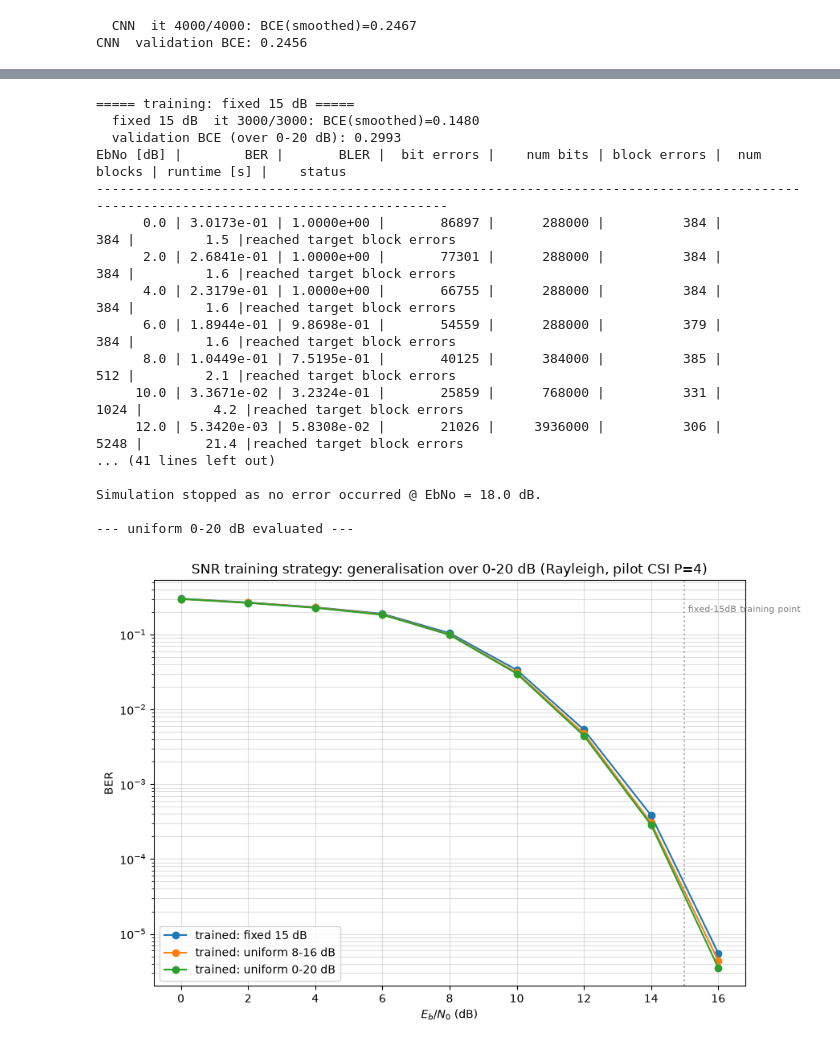
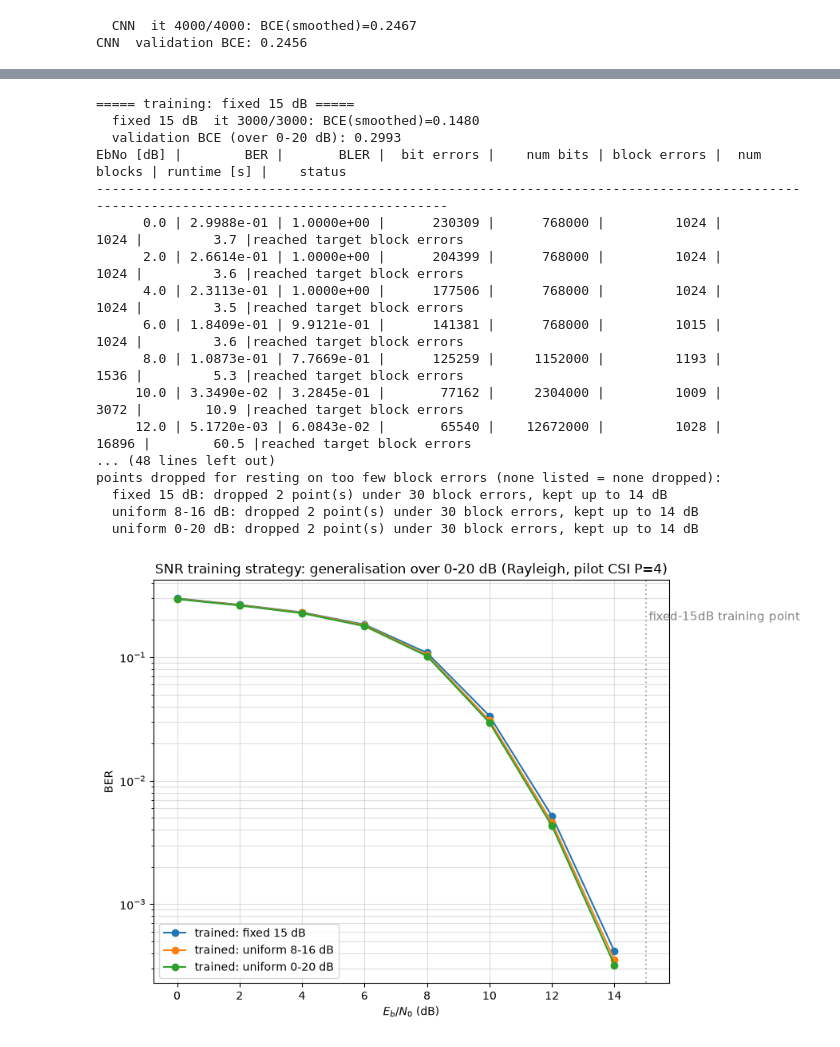
Before and after one commit to MaoYuxingy/AI-Native-Transceiver-Design-for-Next-Generation-Wireless-Networks, a Jupyter notebook: Autoencoder_YuxingMao.ipynb, the cells around one changed output, grey strips where cells are left out. Drawn from its saved outputs; the diff is of its cells as text; code cells hidden in the pictures.

```diff
--- a/Autoencoder_YuxingMao.ipynb
+++ b/Autoencoder_YuxingMao.ipynb
@@ -2278,8 +2892,9 @@ for w in widths:
     me = E2ESystemConventionalTraining(training=False, width=w).to(device)
     load_weights(me, wpath)
     with torch.no_grad():
-        ber, _ = sim_ber(me, eval_ebno, batch_size=128,
-                         num_target_block_errors=300, max_mc_iter=100)
+        ber, _ = sim_ber(me, eval_ebno, batch_size=SWEEP_BATCH,
+                         num_target_block_errors=SWEEP_TARGET_ERRORS,
+                         max_mc_iter=SWEEP_MAX_ITER)
     results[w] = {'bce': final_bce, 'params': n_params, 'ber': ber.cpu().numpy()}
     print(f"  width={w}: params={n_params}, validation BCE={final_bce:.4f}")
 
@@ -2332,25 +2952,26 @@ set_seed(42)
 mu = E2ESystemPilotUncoded(P=4, L=25, training=False, perfect_csi=False).to(device)
 load_weights(mu, 'rayleigh_pilot_weights_P4')
 with torch.no_grad():
-    ber_unc, _ = sim_ber(mu, ebno_wide, batch_size=128,
-                         num_target_block_errors=300, max_mc_iter=100)
+    ber_unc, bler_unc = sim_ber(mu, ebno_wide, batch_size=SWEEP_BATCH,
+                                num_target_block_errors=SWEEP_TARGET_ERRORS,
+                                max_mc_iter=SWEEP_MAX_ITER)
 
 # 2) the full system with LDPC (same weights, same channel)
 set_seed(42)
 mc = E2ESystemPilotCSI(P=4, L=25, training=False, perfect_csi=False).to(device)
 load_weights(mc, 'rayleigh_pilot_weights_P4')
 with torch.no_grad():
-    ber_cod, _ = sim_ber(mc, ebno_wide, batch_size=128,
-                         num_target_block_errors=300, max_mc_iter=100)
+    ber_cod, bler_cod = sim_ber(mc, ebno_wide, batch_size=SWEEP_BATCH,
+                                num_target_block_errors=SWEEP_TARGET_ERRORS,
+                                max_mc_iter=SWEEP_MAX_ITER)
 
 # ============ plot ============
 plt.figure(figsize=(9, 6))
-b = ber_unc.cpu().numpy(); m = b > 0
-plt.semilogy(ebno_wide[m], b[m], 's--', color='C3',
-             label='Uncoded (no LDPC), pilot CSI P=4')
-b = ber_cod.cpu().numpy(); m = b > 0
-plt.semilogy(ebno_wide[m], b[m], 'o-', color='C0',
-             label='With LDPC (rate 0.5), pilot CSI P=4')
+print('points dropped for resting on too few block errors (none listed = none dropped):')
+x, y = drop_unreliable(ebno_wide, ber_unc, bler_unc, label='uncoded')
+plt.semilogy(x, y, 's--', color='C3', label='Uncoded (no LDPC), pilot CSI P=4')
+x, y = drop_unreliable(ebno_wide, ber_cod, bler_cod, label='LDPC-coded')
+plt.semilogy(x, y, 'o-', color='C0', label='With LDPC (rate 0.5), pilot CSI P=4')
 plt.axhspan(1e-3, 1e-2, color='gray', alpha=0.15,
             label='expected range for uncoded transmission')
 plt.xlabel(r'$E_b/N_0$ (dB)')
@@ -2359,7 +2980,7 @@ plt.grid(which='both', alpha=0.4)
 plt.legend()
 plt.title('Where does 1e-5 come from? Coding gain of LDPC (Rayleigh, estimated CSI)')
 plt.tight_layout()
-plt.savefig('ber_coded_vs_uncoded.png', dpi=150)
+plt.savefig('ber_coded_vs_uncoded.png', dpi=200)
 plt.show()
 # %% [output]
 EbNo [dB] |        BER |       BLER |  bit errors |    num bits | block errors |  num blocks | runtime [s] |    status
@@ -2409,6 +3034,7 @@ strategies = {
 }
 ebno_eval = np.arange(0.0, 20.1, 2.0)
 BER_snr = {}
+BLER_snr = {}
 
 for name, (lo, hi) in strategies.items():
     print(f"===== training: {name} =====")
@@ -2417,52 +3043,55 @@ for name, (lo, hi) in strategies.items():
     load_weights(mt, model_weights_path_conventional_training)   # warm-start from AWGN
     train(mt, rayleigh_training_iterations, lo, hi, log_every=1500, label=f'{name}  ')
     wpath = 'snrstrat_' + name.replace(' ', '_').replace('-', '_')
     save_weights(mt, wpath)
     print(f"  validation BCE (over 0-20 dB): {eval_bce(mt, 0.0, 20.0):.4f}")
 
     set_seed(42)
     me = E2ESystemPilotCSI(P=4, L=25, training=False, perfect_csi=False).to(device)
     load_weights(me, wpath)
     with torch.no_grad():
-        ber, _ = sim_ber(me, ebno_eval, batch_size=128,
-                         num_target_block_errors=300, max_mc_iter=100)
+        ber, bler = sim_ber(me, ebno_eval, batch_size=SWEEP_BATCH,
+                            num_target_block_errors=SWEEP_TARGET_ERRORS,
+                            max_mc_iter=SWEEP_MAX_ITER)
     BER_snr[name] = ber.cpu().numpy()
+    BLER_snr[name] = bler.cpu().numpy()
     print(f"--- {name} evaluated ---")
 
 # ============ plot ============
 plt.figure(figsize=(9, 6))
+print('points dropped for resting on too few block errors (none listed = none dropped):')
 for name, ber in BER_snr.items():
-    ber = np.asarray(ber); m = ber > 0
-    plt.semilogy(ebno_eval[m], ber[m], marker='o', label=f'trained: {name}')
+    x, y = drop_unreliable(ebno_eval, ber, BLER_snr[name], label=name)
+    plt.semilogy(x, y, marker='o', label=f'trained: {name}')
 plt.axvline(15.0, color='gray', ls=':', alpha=0.6)
-plt.text(15.1, 2e-1, 'fixed-15dB training point', fontsize=8, color='gray')
+plt.text(15.1, 2e-1, 'fixed-15dB training point', fontsize=11, color='gray')
 plt.xlabel(r'$E_b/N_0$ (dB)')
 plt.ylabel('BER')
 plt.grid(which='both', alpha=0.4)
 plt.legend()
 plt.title('SNR training strategy: generalisation over 0-20 dB (Rayleigh, pilot CSI P=4)')
 plt.tight_layout()
-plt.savefig('ber_snr_strategy.png', dpi=150)
+plt.savefig('ber_snr_strategy.png', dpi=200)
 plt.show()
 # %% [output]
 ===== training: fixed 15 dB =====
   fixed 15 dB  it 3000/3000: BCE(smoothed)=0.1480
   validation BCE (over 0-20 dB): 0.2993
 EbNo [dB] |        BER |       BLER |  bit errors |    num bits | block errors |  num blocks | runtime [s] |    status
 ---------------------------------------------------------------------------------------------------------------------------------------
-      0.0 | 3.0173e-01 | 1.0000e+00 |       86897 |      288000 |          384 |         384 |         1.5 |reached target block errors
-      2.0 | 2.6841e-01 | 1.0000e+00 |       77301 |      288000 |          384 |         384 |         1.6 |reached target block errors
-      4.0 | 2.3179e-01 | 1.0000e+00 |       66755 |      288000 |          384 |         384 |         1.6 |reached target block errors
-      6.0 | 1.8944e-01 | 9.8698e-01 |       54559 |      288000 |          379 |         384 |         1.6 |reached target block errors
-      8.0 | 1.0449e-01 | 7.5195e-01 |       40125 |      384000 |          385 |         512 |         2.1 |reached target block errors
-     10.0 | 3.3671e-02 | 3.2324e-01 |       25859 |      768000 |          331 |        1024 |         4.2 |reached target block errors
-     12.0 | 5.3420e-03 | 5.8308e-02 |       21026 |     3936000 |          306 |        5248 |        21.4 |reached target block errors
-... (41 lines left out)
-
-Simulation stopped as no error occurred @ EbNo = 18.0 dB.
-
---- uniform 0-20 dB evaluated ---
+      0.0 | 2.9988e-01 | 1.0000e+00 |      230309 |      768000 |         1024 |        1024 |         3.7 |reached target block errors
+      2.0 | 2.6614e-01 | 1.0000e+00 |      204399 |      768000 |         1024 |        1024 |         3.6 |reached target block errors
+      4.0 | 2.3113e-01 | 1.0000e+00 |      177506 |      768000 |         1024 |        1024 |         3.5 |reached target block errors
+      6.0 | 1.8409e-01 | 9.9121e-01 |      141381 |      768000 |         1015 |        1024 |         3.6 |reached target block errors
+      8.0 | 1.0873e-01 | 7.7669e-01 |      125259 |     1152000 |         1193 |        1536 |         5.3 |reached target block errors
+     10.0 | 3.3490e-02 | 3.2845e-01 |       77162 |     2304000 |         1009 |        3072 |        10.9 |reached target block errors
+     12.0 | 5.1720e-03 | 6.0843e-02 |       65540 |    12672000 |         1028 |       16896 |        60.5 |reached target block errors
+... (48 lines left out)
+points dropped for resting on too few block errors (none listed = none dropped):
+  fixed 15 dB: dropped 2 point(s) under 30 block errors, kept up to 14 dB
+  uniform 8-16 dB: dropped 2 point(s) under 30 block errors, kept up to 14 dB
+  uniform 0-20 dB: dropped 2 point(s) under 30 block errors, kept up to 14 dB
-[figure, old version]
+[figure, new version]
 # %% [markdown]
 ## Next steps
 
```
Also changed, not shown: parts of 41 cells of this notebook, 32 other files.
